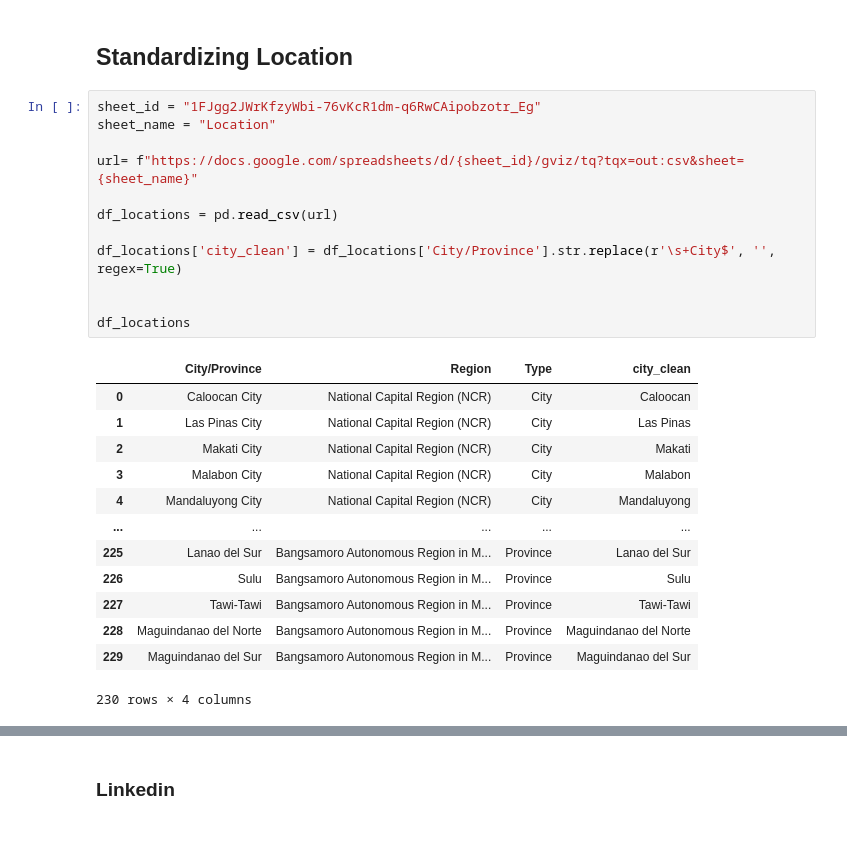
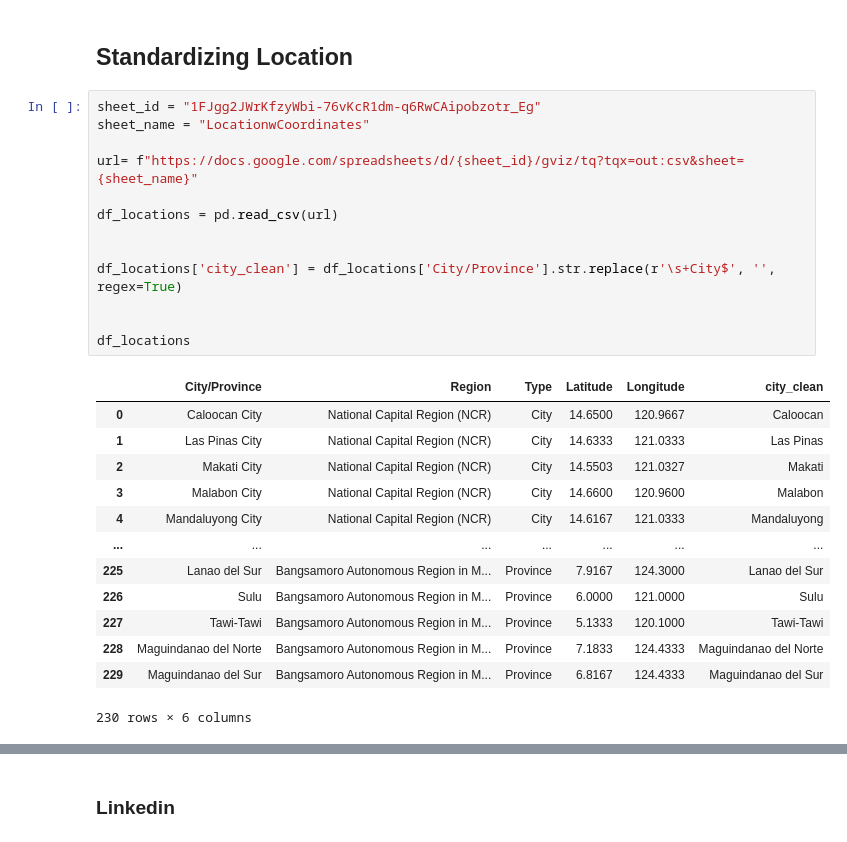
Before and after one commit to KyleCarlo/Job-Recommender-System, a Jupyter notebook: Scraping Notebook.ipynb, the cells around one changed output, grey strips where cells are left out. Drawn from its saved outputs; the diff is of its cells as text.

Commit message:
cleaned standardizing functions

```diff
--- a/Scraping Notebook.ipynb
+++ b/Scraping Notebook.ipynb
@@ -718,28 +659,29 @@ jobstreet_df[['job_func_clean', 'job_func_stand']].head()
 # %% [markdown]
 ## Standardizing Location
-# %%
-sheet_id = "1FJgg2JWrKfzyWbi-76vKcR1dm-q6RwCAipobzotr_Eg"
-sheet_name = "Location"
-
-url= f"https://docs.google.com/spreadsheets/d/{sheet_id}/gviz/tq?tqx=out:csv&sheet={sheet_name}"
-
-df_locations = pd.read_csv(url)
-
-df_locations['city_clean'] = df_locations['City/Province'].str.replace(r'\s+City$', '', regex=True)
-
-
-df_locations
-# %% [output]
-|  | City/Province | Region | Type | city_clean |
-| 0 | Caloocan City | National Capital Region (NCR) | City | Caloocan |
-| 1 | Las Pinas City | National Capital Region (NCR) | City | Las Pinas |
-| 2 | Makati City | National Capital Region (NCR) | City | Makati |
-| 3 | Malabon City | National Capital Region (NCR) | City | Malabon |
-| 4 | Mandaluyong City | National Capital Region (NCR) | City | Mandaluyong |
-| ... | ... | ... | ... | ... |
-| 225 | Lanao del Sur | Bangsamoro Autonomous Region in M... | Province | Lanao del Sur |
-| 226 | Sulu | Bangsamoro Autonomous Region in M... | Province | Sulu |
-| 227 | Tawi-Tawi | Bangsamoro Autonomous Region in M... | Province | Tawi-Tawi |
-| 228 | Maguindanao del Norte | Bangsamoro Autonomous Region in M... | Province | Maguindanao del Norte |
-| 229 | Maguindanao del Sur | Bangsamoro Autonomous Region in M... | Province | Maguindanao del Sur |
-230 rows × 4 columns
+# %%
+sheet_id = "1FJgg2JWrKfzyWbi-76vKcR1dm-q6RwCAipobzotr_Eg"
+sheet_name = "LocationwCoordinates"
+
+url= f"https://docs.google.com/spreadsheets/d/{sheet_id}/gviz/tq?tqx=out:csv&sheet={sheet_name}"
+
+df_locations = pd.read_csv(url)
+
+
+df_locations['city_clean'] = df_locations['City/Province'].str.replace(r'\s+City$', '', regex=True)
+
+
+df_locations
+# %% [output]
+|  | City/Province | Region | Type | Latitude | Longitude | city_clean |
+| 0 | Caloocan City | National Capital Region (NCR) | City | 14.6500 | 120.9667 | Caloocan |
+| 1 | Las Pinas City | National Capital Region (NCR) | City | 14.6333 | 121.0333 | Las Pinas |
+| 2 | Makati City | National Capital Region (NCR) | City | 14.5503 | 121.0327 | Makati |
+| 3 | Malabon City | National Capital Region (NCR) | City | 14.6600 | 120.9600 | Malabon |
+| 4 | Mandaluyong City | National Capital Region (NCR) | City | 14.6167 | 121.0333 | Mandaluyong |
+| ... | ... | ... | ... | ... | ... | ... |
+| 225 | Lanao del Sur | Bangsamoro Autonomous Region in M... | Province | 7.9167 | 124.3000 | Lanao del Sur |
+| 226 | Sulu | Bangsamoro Autonomous Region in M... | Province | 6.0000 | 121.0000 | Sulu |
+| 227 | Tawi-Tawi | Bangsamoro Autonomous Region in M... | Province | 5.1333 | 120.1000 | Tawi-Tawi |
+| 228 | Maguindanao del Norte | Bangsamoro Autonomous Region in M... | Province | 7.1833 | 124.4333 | Maguindanao del Norte |
+| 229 | Maguindanao del Sur | Bangsamoro Autonomous Region in M... | Province | 6.8167 | 124.4333 | Maguindanao del Sur |
+230 rows × 6 columns
```
Also changed, not shown: parts of 46 cells of this notebook.
